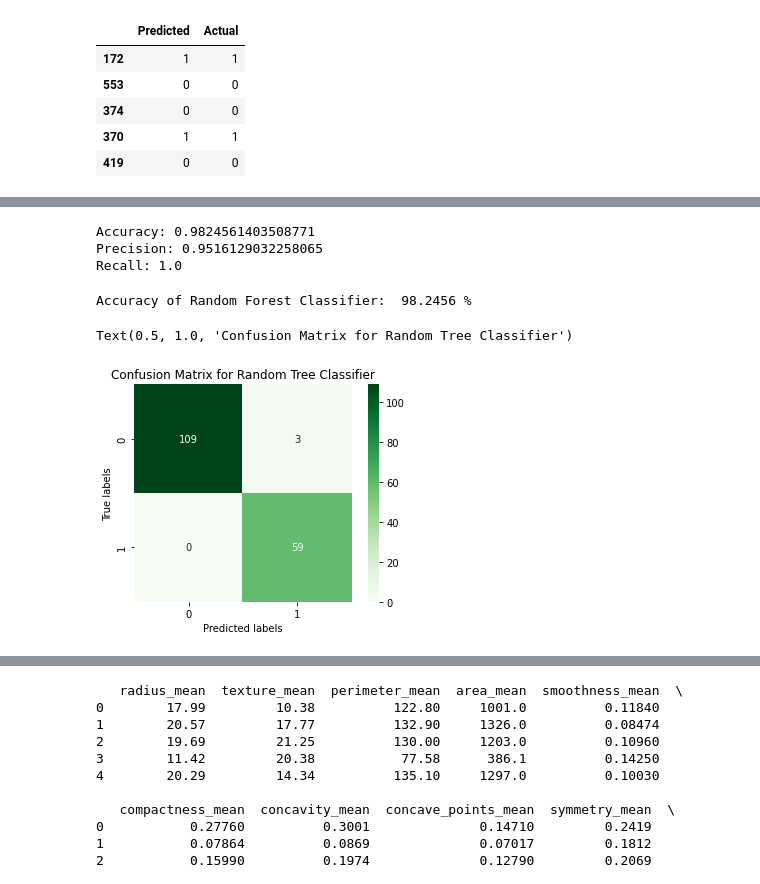
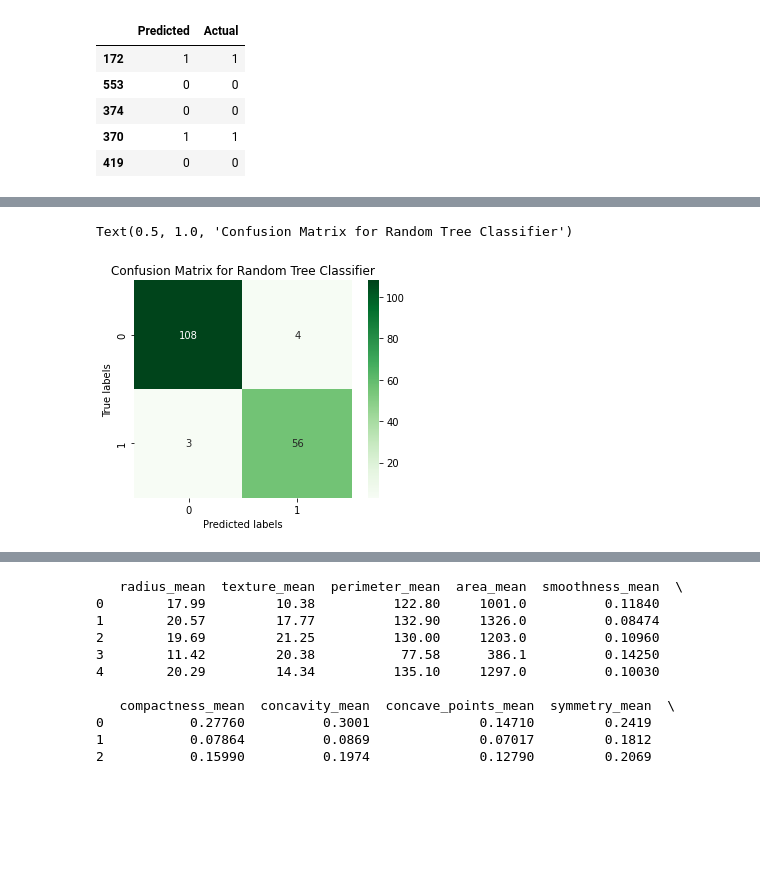
Before and after one commit to Roshni-Bala/Breast-Cancer-Risk-Prediction, a Jupyter notebook: risk_prediction.ipynb, the cells around one changed output, grey strips where cells are left out. Drawn from its saved outputs; the diff is of its cells as text; code cells hidden in the pictures; blank space fills up the shorter version.

```diff
--- a/risk_prediction.ipynb
+++ b/risk_prediction.ipynb
@@ -272,0 +220,5 @@ to here
+# %%
+X = df_mean
+
+X_train, X_test, y_train, y_test = train_test_split( X, y, test_size=0.30, random_state=10)
+X.shape, X_train.shape, y_train.shape, X_test.shape, y_test.shape
@@ -457,27 +358,26 @@ df_randtree = pd.DataFrame({'Predictions': y_pred3, 'Actual': y_test})
-# %%
-print("Accuracy:",metrics.accuracy_score(y_test, y_pred3))
-print("Precision:",metrics.precision_score(y_test, y_pred3))
-print("Recall:",metrics.recall_score(y_test, y_pred3))
-# %% [output]
-Accuracy: 0.9824561403508771
-Precision: 0.9516129032258065
-Recall: 1.0
-# %%
-accuracy_randtree = metrics.accuracy_score(y_test,y_pred3)
-print("Accuracy of Random Forest Classifier: ", round(accuracy_randtree*100, 4), '%')
-# %% [output]
-Accuracy of Random Forest Classifier:  98.2456 %
+# %%
+from sklearn.ensemble import RandomForestClassifier
+import pickle
+rfc = RandomForestClassifier(n_estimators = 100)
+rfc.fit(X_train, y_train)
+y_pred1 = rfc.predict(X_test)
+dict1 =  {'Model': 'Random Forest Classifier', 'Accuracy': metrics.accuracy_score(y_test, y_pred1), 'Precision':metrics.precision_score(y_test, y_pred1), 'Recall':metrics.recall_score(y_test, y_pred1)}
+df_met = df_met.append(dict1, ignore_index = True)
+df_met.head()
+
+with open(r'rfc-np.pkl','wb') as rfc_pkl:
+    pickle.dump(rfc, rfc_pkl, protocol=2)
 # %%
 from sklearn.metrics import confusion_matrix
 labels = ['True Negative', 'False Positive', 'False Negative', 'True Positive']
 ax= plt.subplot()
-confmat = confusion_matrix(y_test, y_pred3)
+confmat = confusion_matrix(y_test, y_pred1)
 sns.heatmap(confmat, square = True, annot = True , cmap = 'Greens', fmt = 'd', cbar = True, ax=ax)
 ax.set_xlabel('Predicted labels')
 ax.set_ylabel('True labels')
 ax.set_title('Confusion Matrix for Random Tree Classifier')
 # x axis - predicted - 0:false ; 1:true
 # y axis - actual val- 0:negative ; 1:positive
 # %% [output]
 Text(0.5, 1.0, 'Confusion Matrix for Random Tree Classifier')
-[figure, old version]
+[figure, new version]
```
Also changed, not shown: parts of 89 cells of this notebook.
